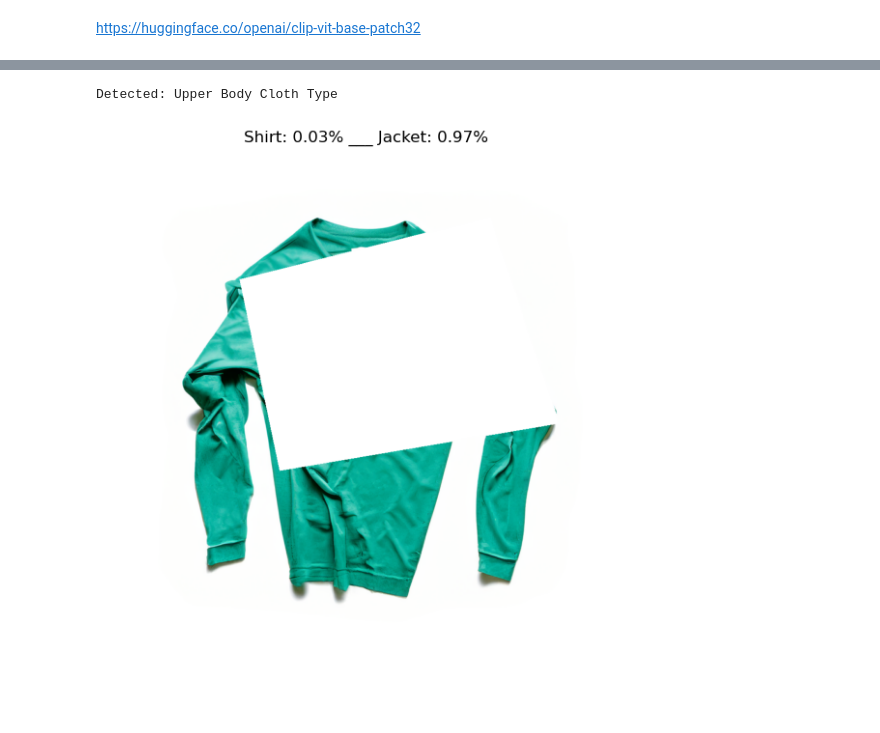
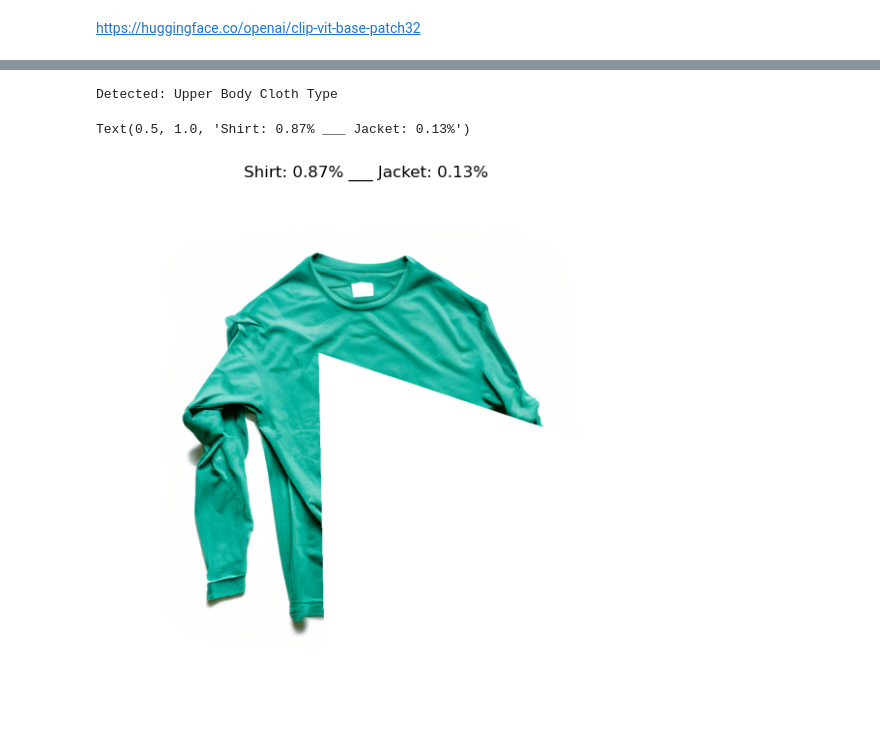
Before and after one commit to kohnmart/master-projekt, a Jupyter notebook: notebooks/pytorch/classifier/clip.ipynb, the cells around one changed output, grey strips where cells are left out. Saved outputs shown, nothing was run; the diff lists cells and outputs as text; code cells hidden in the pictures.

```diff
--- a/notebooks/pytorch/classifier/clip.ipynb
+++ b/notebooks/pytorch/classifier/clip.ipynb
@@ -38,5 +23,9 @@ plt.axis("off")
 # %%
-def predictor(text_prompt, image=original_image):
+path = get_training_data_path('eraser', 'Tshirt_1694432881748.png')
+
+image = erase_generator(path)
+
+def predictor(text_prompt, image=image):
     inputs = processor(text=text_prompt, images=image, return_tensors="pt", padding=True)
     outputs = model(**inputs)
     logits_per_image = outputs.logits_per_image # this is the image-text similarity score
@@ -45,35 +34,33 @@ def predictor(text_prompt, image=original_image):
 
 probs = predictor(['a photo a upper body cloth', 'a photo of a lower body cloth'])
 
 if probs[0][0] < probs[0][1]:
     probs = predictor(['a photo of a short pants', 'a photo of a long pants'])
     res = f"Short: {probs[0][0]:.2f}% ___ Pant: {probs[0][1]:.2f}%"
 
 else:
     print("Detected: Upper Body Cloth Type")
     probs = predictor(['a photo of a short sleeve top', 'a photo of a long-sleeve top'])
     res = f"Short Sleeve: {probs[0][0]:.2f}% ___ Long Sleeve: {probs[0][1]:.2f}%"
 
     if probs[0][0] > probs[0][1]:
         probs = predictor(['a photo of a t-shirt', 'a photo of a polo shirt'])
         res = f"T-Shirt: {probs[0][0]:.2f}% ___ Polo Shirt: {probs[0][1]:.2f}%"
 
     else:
         probs = predictor(['a photo of a sweatshirt or long-sleeve shirt', 'a photo of a jacket'])
         res = f"Shirt: {probs[0][0]:.2f}% ___ Jacket: {probs[0][1]:.2f}%"
 
 
 unique_id = str(uuid.uuid4())[:4]  # Extracting the first 4 characters of a UUID
 #name = img_path.split("/")[-1]
 #format_string = name.split(".")[0] + "_" + unique_id
 # Display the image and the colored segmentation map
 plt.figure(figsize=(7, 7))
-plt.imshow(original_image)
+plt.imshow(image)
 plt.axis('off')
 plt.title(res)
-#plt.savefig("clip_out/" + format_string)
-plt.imshow(original_image)
-plt.show()
 # %% [output]
 Detected: Upper Body Cloth Type
+Text(0.5, 1.0, 'Shirt: 0.87% ___ Jacket: 0.13%')
-[figure, old version]
+[figure, new version]
```
Also changed, not shown: parts of 2 cells of this notebook, 20 other files.
